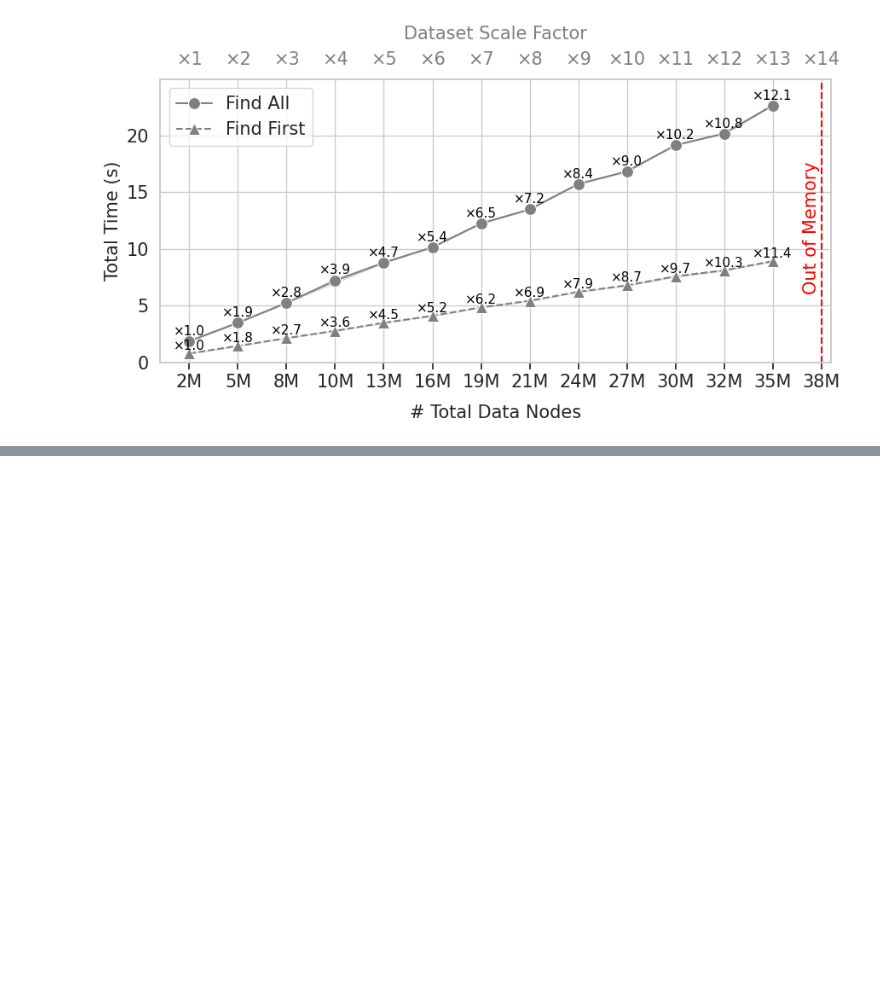
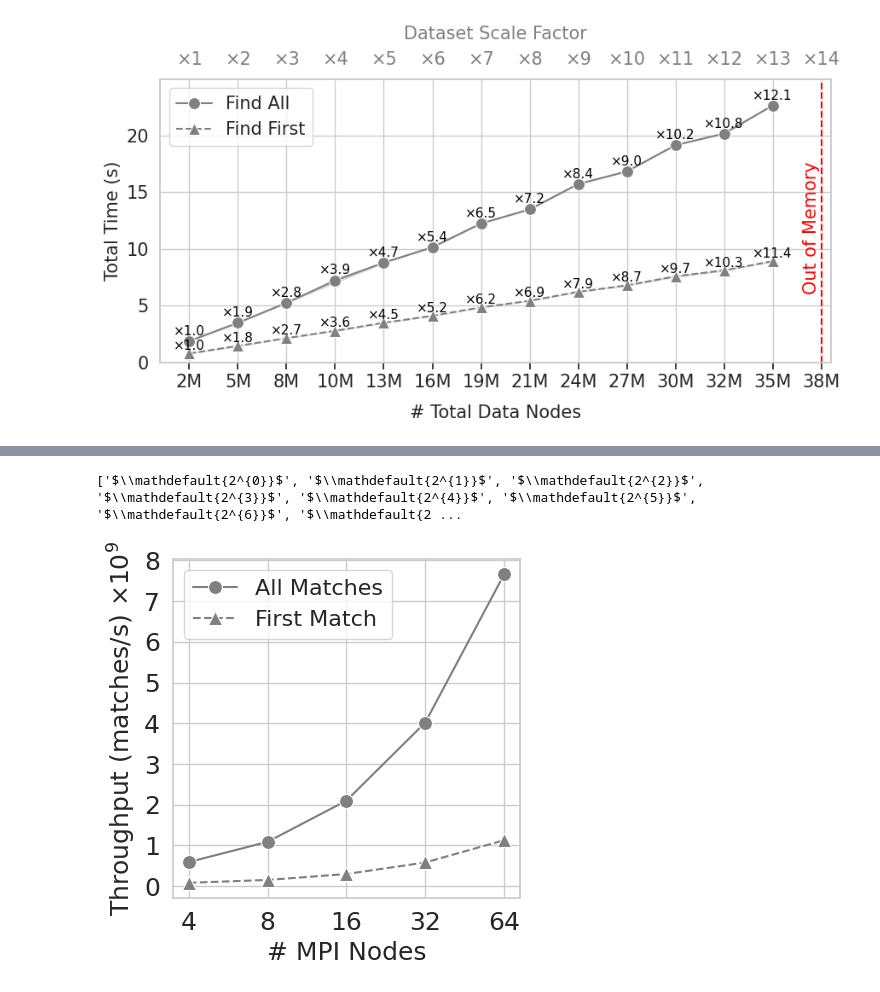
Before and after one commit to antonio-decaro/SIGMo, a Jupyter notebook: 4_produce_plot.ipynb, the cells around one changed output, grey strips where cells are left out. Cells and saved outputs as stored; diff of their text form; code cells hidden in the pictures; blank space fills up the shorter version.

```diff
--- a/4_produce_plot.ipynb
+++ b/4_produce_plot.ipynb
@@ -1135,0 +1051,31 @@ fig.savefig('./out/plots/single_node_scale_time.pdf', dpi=300)
+# %%
+FONTSIZE = 18
+
+import matplotlib.ticker as ticker
+def billions_formatter(x, pos):
+  return f'{x // 1e9:.0f}'  # e.g. '1.2' for 1.2e9
+
+fig, axs = plt.subplots(figsize=(4.5, 4.5))
+df.sort_values(by='nodes', inplace=True)
+
+g = sns.lineplot(data=df[df['find-all']], x='nodes', y='throughput', ax=axs, marker='o', markersize=10, color='gray', label='All Matches')
+g = sns.lineplot(data=df[~df['find-all']], x='nodes', y='throughput', ax=axs, marker='^', markersize=10, color='gray', linestyle='--', label='First Match')
+axs.set_xticks(df['nodes'].unique())
+axs.set_xscale('log', base=2)
+print([x.get_text() for x in axs.get_xticklabels()])
+axs.set_xticklabels([str(int(x)) for x in axs.get_xticks()])
+# axs.set_yscale('log', base=2, subs=[2, 3, 4, 5, 6, 7, 8, 9])
+axs.set_ylabel('Throughput (matches/s)')
+axs.set_xlabel('# MPI Nodes')
+
+axs.yaxis.set_major_formatter(ticker.FuncFormatter(billions_formatter))
+axs.set_ylabel(r'Throughput (matches/s) $\times 10^{9}$')  # or "Throughput (billions of matches/s)"
+axs.legend(loc='upper left', fontsize=FONTSIZE-2)
+set_font_size(axs, FONTSIZE)
+
+fig.tight_layout()
+fig.savefig('./out/plots/sigmo_mpi_throughput.pdf')
+fig.show()
+# %% [output]
+['$\\mathdefault{2^{0}}$', '$\\mathdefault{2^{1}}$', '$\\mathdefault{2^{2}}$', '$\\mathdefault{2^{3}}$', '$\\mathdefault{2^{4}}$', '$\\mathdefault{2^{5}}$', '$\\mathdefault{2^{6}}$', '$\\mathdefault{2 ...
+[figure, added]
```
Also changed, not shown: parts of 21 cells of this notebook, 2 other files.
